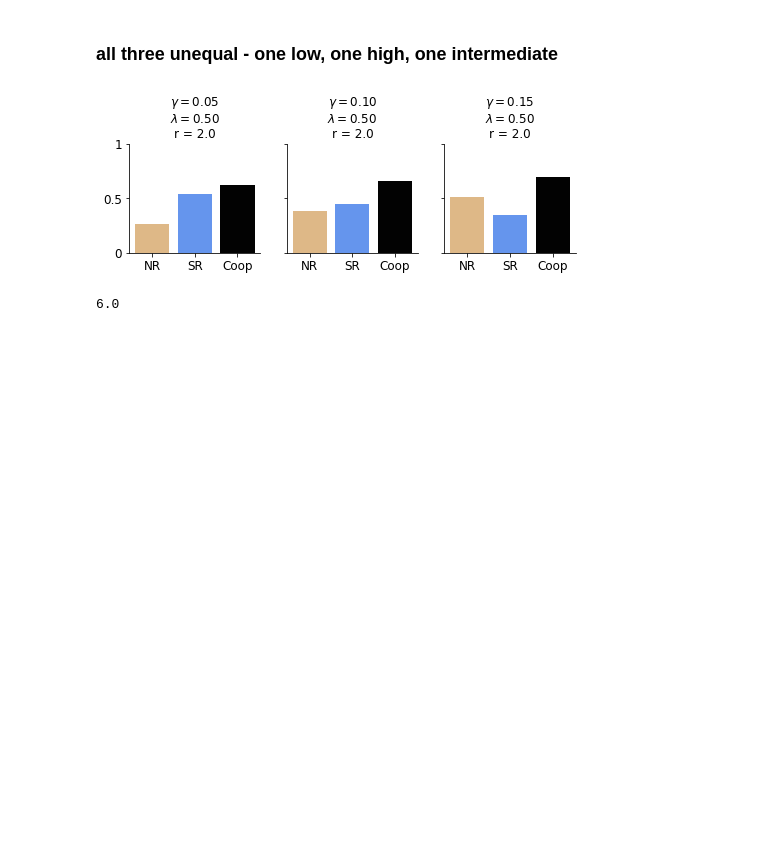
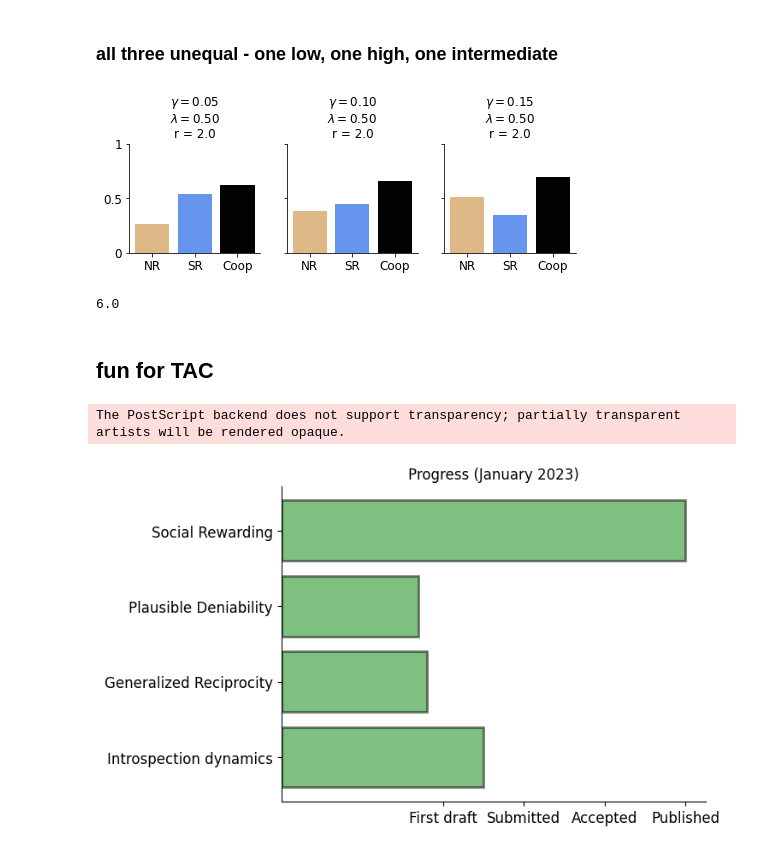
Before and after one commit to Saptarshi07/multiplayer-introspection, a Jupyter notebook: code/Introspection dynamics rewards.ipynb, the cells around one changed output. Saved outputs shown, nothing was run; the diff lists cells and outputs as text; code cells hidden in the pictures; blank space fills up the shorter version.

```diff
--- a/code/Introspection dynamics rewards.ipynb
+++ b/code/Introspection dynamics rewards.ipynb
@@ -403,3 +403,36 @@ import scipy.special
 scipy.special.binom(4, 2)
 # %% [output]
 6.0
+# %% [markdown]
+## fun for TAC
+# %%
+import matplotlib.pyplot as plt
+import numpy as np
+
+# Fixing random state for reproducibility
+fontsize = 12
+
+plt.rcdefaults()
+
+
+fig,ax = plt.subplots()
+
+# Example data
+people = ('Social Rewarding', 'Plausible Deniability', 'Generalized Reciprocity', 'Introspection dynamics')
+y_pos = np.arange(len(people))
+performance = [10,3.4,3.6,5]
+error = np.random.rand(len(people))
+
+ax.barh(y_pos, performance, align='center',alpha = 0.5, color = 'green',edgecolor = 'k',linewidth = 2)
+ax.set_yticks(y_pos, labels=people)
+ax.invert_yaxis()  # labels read top-to-bottom
+ax.set_yticklabels(people,fontsize = fontsize)
+ax.set_xticks([4,6,8,10])
+ax.set_xticklabels(['First draft', 'Submitted','Accepted','Published'],fontsize = fontsize)
+ax.set_title('Progress (January 2023)')
+ax.spines[['right', 'top']].set_visible(False)
+plt.savefig('January_progress.eps',bbox_inches = 'tight')
+plt.show()
+# %% [output]
+The PostScript backend does not support transparency; partially transparent artists will be rendered opaque.
+[figure, added]
```
Also changed, not shown: 9 other files.
